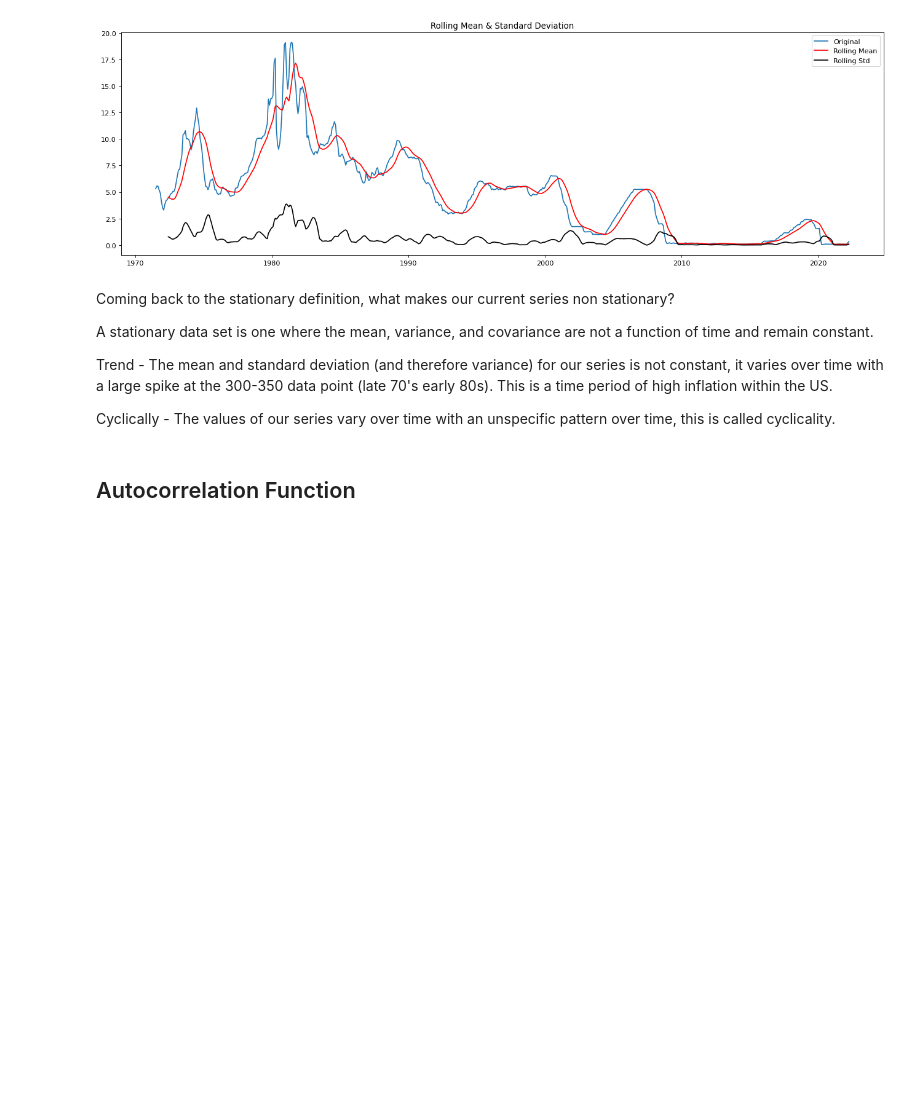
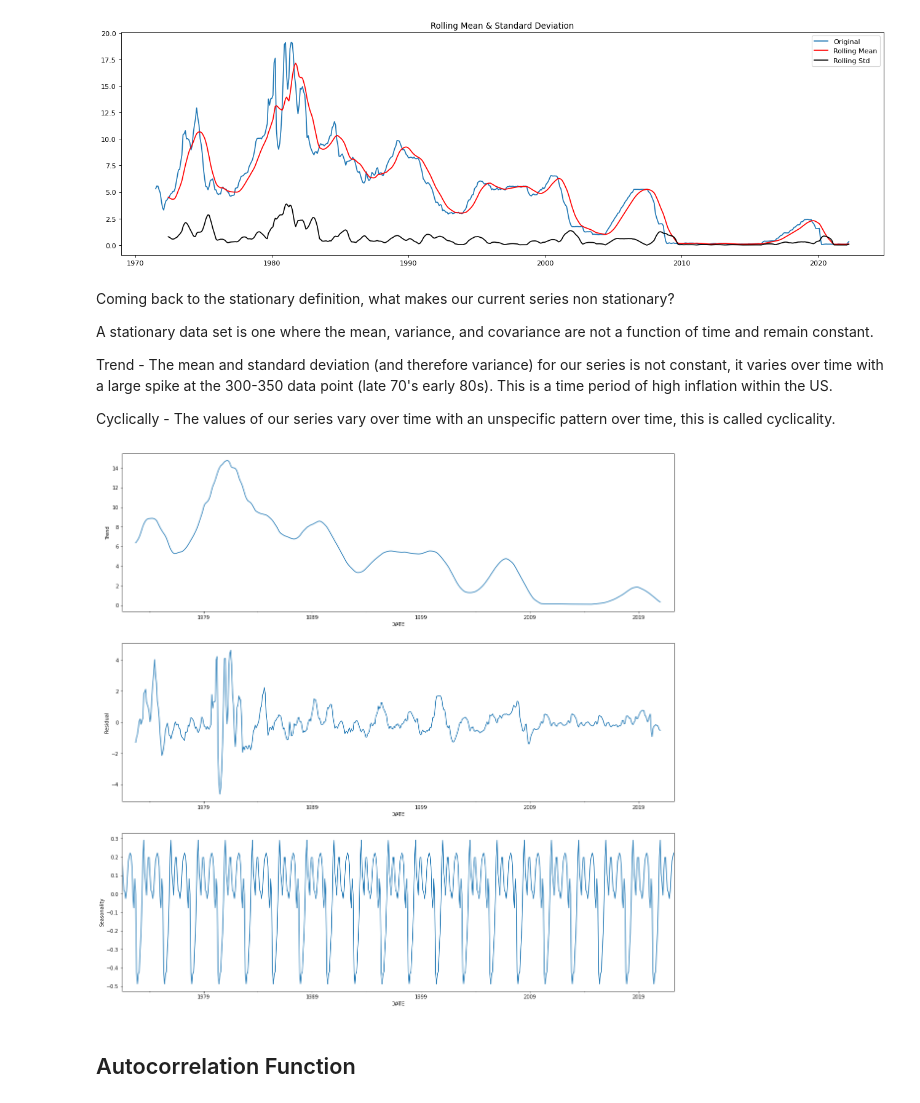
Before and after one commit to mychaldubyk/Federal-Funds-Rate-Analysis, a Jupyter notebook: Final_Notebooks/Capstone_Preprocessing_EDA_Final.ipynb, the cells around one changed output. Saved outputs shown, nothing was run; the diff lists cells and outputs as text; code cells hidden in the pictures; blank space fills up the shorter version.

```diff
--- a/Final_Notebooks/Capstone_Preprocessing_EDA_Final.ipynb
+++ b/Final_Notebooks/Capstone_Preprocessing_EDA_Final.ipynb
@@ -134,6 +148,17 @@ A stationary data set is one where the mean, variance, and covariance are not a
 Trend - The mean and standard deviation (and therefore variance) for our series is not constant, it varies over time with a large spike at the 300-350 data point (late 70's early 80s). This is a time period of high inflation within the US.
 
 Cyclically - The values of our series vary over time with an unspecific pattern over time, this is called cyclicality.
+# %%
+##Seasonal Decomposition
+res = seasonal_decompose(df_FF.FEDFUNDS, model = "additive",period = 30)
+
+fig, (ax1,ax2,ax3) = plt.subplots(3,1, figsize=(15,8))
+res.trend.plot(ax=ax1,ylabel = "Trend")
+res.resid.plot(ax=ax2,ylabel = "Residual")
+res.seasonal.plot(ax=ax3,ylabel = "Seasonality", figsize=(20,20))
+plt.show()
+# %% [output]
+[figure, added]
 # %% [markdown]
 ## Autocorrelation Function
 # %% [markdown]
```
Also changed, not shown: parts of 9 cells of this notebook.
